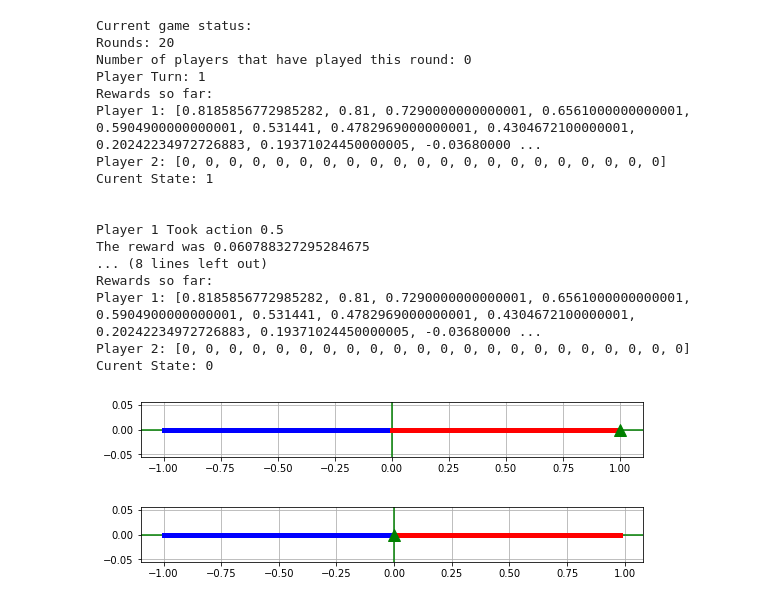
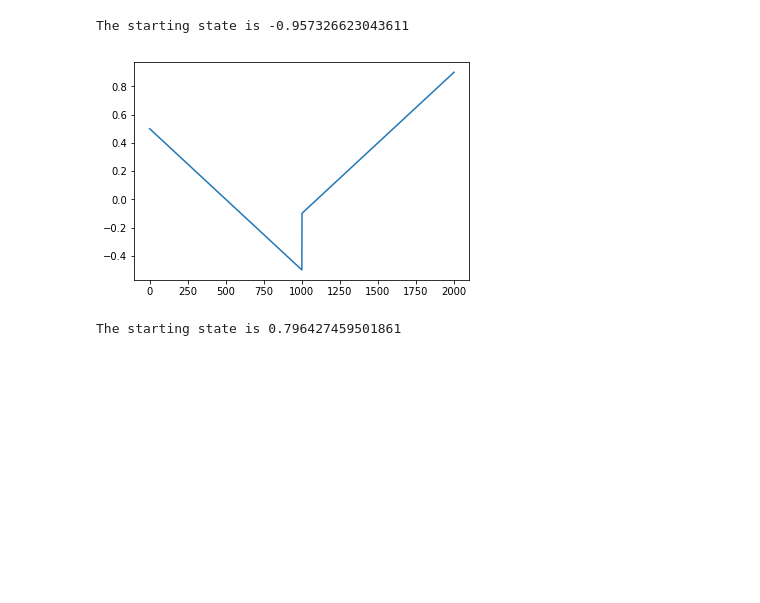
Before and after one commit to s2c/ExploreImproveSupervise, a Jupyter notebook: EIS.ipynb, the cells around one changed output. Saved outputs shown, nothing was run; the diff lists cells and outputs as text; code cells hidden in the pictures; blank space fills up the shorter version.

```diff
--- a/EIS.ipynb
+++ b/EIS.ipynb
@@ -32,57 +33,44 @@ The starting state is 0.9185856772985281
-# %%
-g.status()
-print("\n")
-g.takeAction(g.actions[4],prints=True)
-print("\n")
-g.status()
-# %% [output]
-Current game status:
-Rounds: 20
-Number of players that have played this round: 0
-Player Turn: 1
-Rewards so far:
-Player 1: [0.8185856772985282, 0.81, 0.7290000000000001, 0.6561000000000001, 0.5904900000000001, 0.531441, 0.4782969000000001, 0.4304672100000001, 0.20242234972726883, 0.19371024450000005, -0.03680000 ...
-Player 2: [0, 0, 0, 0, 0, 0, 0, 0, 0, 0, 0, 0, 0, 0, 0, 0, 0, 0, 0, 0, 0]
-Curent State: 1
-
-
-Player 1 Took action 0.5
-The reward was 0.060788327295284675
-... (8 lines left out)
-Rewards so far:
-Player 1: [0.8185856772985282, 0.81, 0.7290000000000001, 0.6561000000000001, 0.5904900000000001, 0.531441, 0.4782969000000001, 0.4304672100000001, 0.20242234972726883, 0.19371024450000005, -0.03680000 ...
-Player 2: [0, 0, 0, 0, 0, 0, 0, 0, 0, 0, 0, 0, 0, 0, 0, 0, 0, 0, 0, 0, 0, 0]
-Curent State: 0
-[figure, removed]
-[figure, removed]
 # %%
 # Parameters
 Rmax = 1.5
 epsilon = 0.5
 gamma = 0.3
 stateRange = [-1,1]
-numIntervals = 200
+numIntervals = 2000
 C = 10
-H = 2
-EISIterations = 10
-Nt = 500
+H = 3
+EISIterations = 2
+N0 = 200
 # v.V
 # %%
 # Run Value Iteration
-nValueIteration = 1000
+nValueIteration = 50
 d = discretizer(stateRange,numIntervals)
+g = EISGame()
 v = valueIteration(G=g,stateRange=[-1,1],numInterval=numIntervals,C=C,gamma=gamma,discretizer=d)
+vStore = [{}] * nValueIteration
 for i in range(0,nValueIteration):
     v.nextIteration()
+    vStore[i] = v.V
+# %% [output]
+The starting state is -0.957326623043611
+# %%
+for i in range(0,nValueIteration,99):
+    plt.plot(vStore[i].values())
+# %% [output]
+[figure, added]
 # %%
 # Building EIS
-
 model = None
 slModel = SLModel(d)
+valueEIS = [{}] * EISIterations
 for t in range(0,EISIterations): # run for t iterations
     g = EISGame() # Intialize a new game each round
+    Nt = np.ceil(N0*(1.2)**(t)*np.log(N0*1.2**t))
+    Nt = int(Nt)
     data = [(0,0)]*Nt
     for k in range(0,Nt):
+        Nt = N0
         s = sparseSampling(gamma=gamma,G = g,Rmax = Rmax, epsilon = epsilon,model = model ) # Explore
         s.H = H
         s.C = C
@@ -94,6 +82,8 @@ for t in range(0,EISIterations): # run for t iterations
         data[k]=(sampledState,V) # Generate Data
     model = slModel
     model.updateValues(data)
+    print(t)
+    valueEIS[t] = copy.deepcopy(model.V)
 #     pprint.pprint(model.V)
     plt.scatter(x= list(v.V.values()),y= list(model.V.values()))
     plt.scatter(x = list(v.V.values()),y = list(v.V.values()),color='r',alpha=0.3)
@@ -104,3 +94,6 @@ for t in range(0,EISIterations): # run for t iterations
     plt.ylim([-1,1.5])
     plt.title("ValueIteration_V* vs EIS_V* " + "Iteration Number: "+ str(t))
     plt.show()
+    Nt = Nt*(1.2)**(t+1)*np.log(Nt*1.2**t)
+# %% [output]
+The starting state is 0.796427459501861
```
Also changed, not shown: parts of 5 cells of this notebook.
